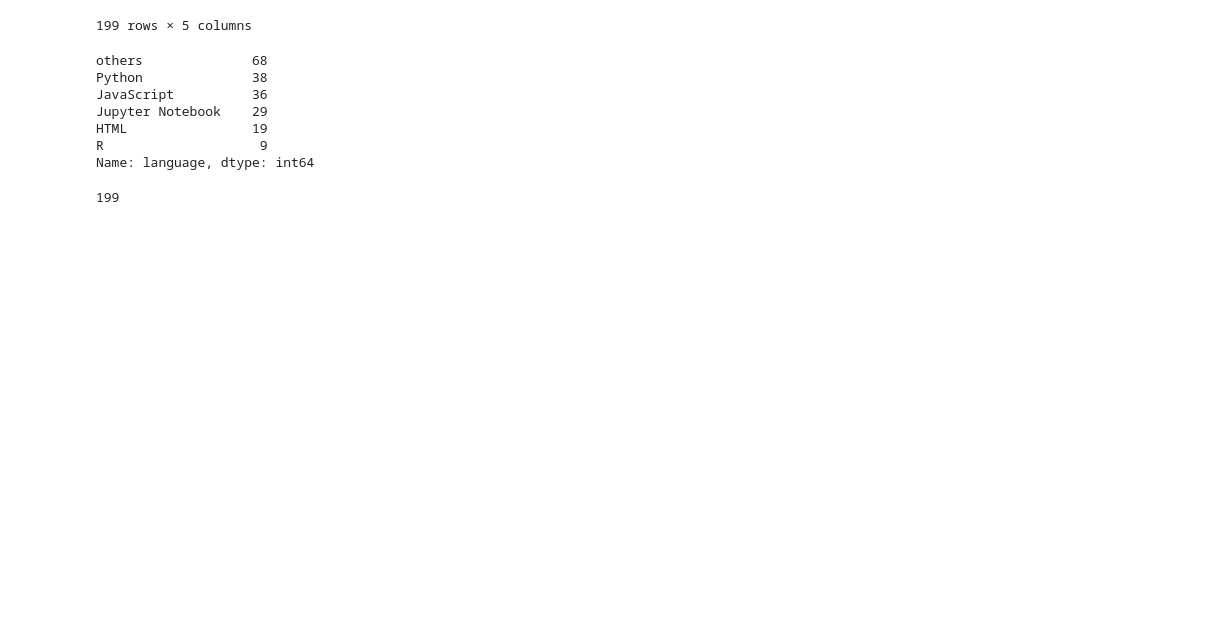
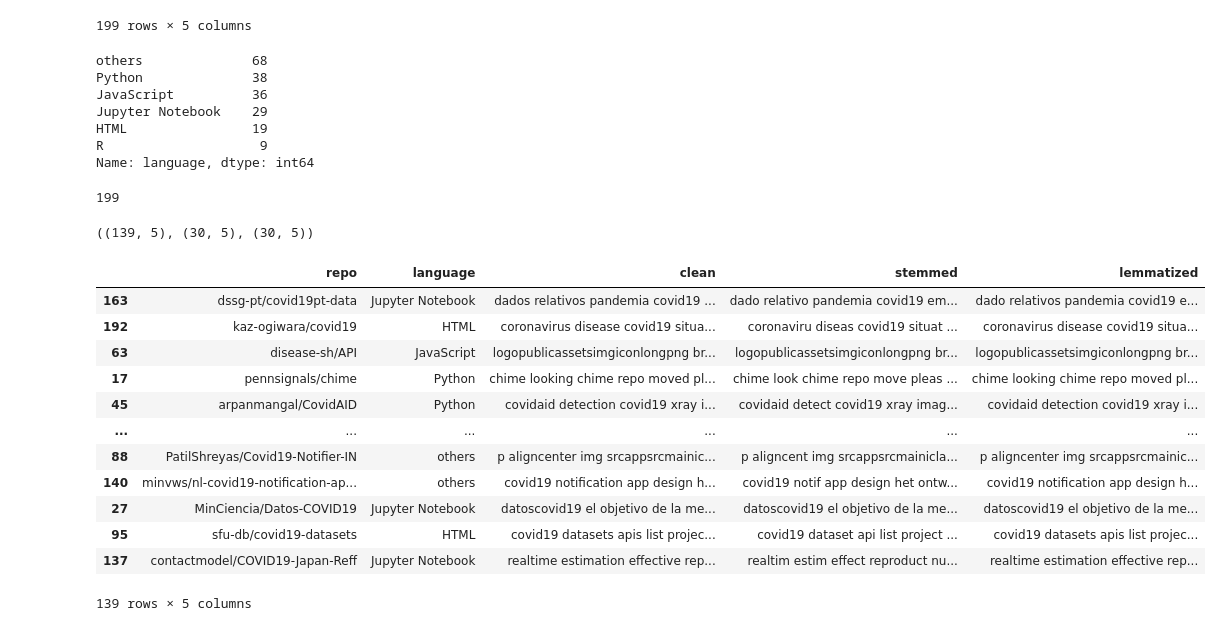
Before and after one commit to NLP-mini-project/NLP-MVP, a Jupyter notebook: nick_prepare_explore.ipynb, the cells around one changed output. Saved outputs shown, nothing was run; the diff lists cells and outputs as text; code cells hidden in the pictures; blank space fills up the shorter version.

```diff
--- a/nick_prepare.ipynb
+++ b/nick_prepare_explore.ipynb
@@ -226,3 +238,37 @@ Name: language, dtype: int64
 len(df['language'])
 # %% [output]
 199
+# %%
+def train_val_test(df,col):
+    seed = 42
+
+    ''' This function is to split our data into our train, validate, and test subsets. We put in a dataframe
+    and our target variable to then return the subsets of train, validate and test.'''
+
+    train, test = train_test_split(df, train_size = 0.7, random_state = seed, stratify = df[col])
+
+    validate, test = train_test_split(test, test_size = 0.5, random_state = seed, stratify = test[col])
+
+    return train, validate, test
+# %%
+train, validate, test = train_val_test(df, 'language')
+
+train.shape, validate.shape, test.shape
+# %% [output]
+((139, 5), (30, 5), (30, 5))
+# %%
+train
+# %% [output]
+|  | repo | language | clean | stemmed | lemmatized |
+| 163 | dssg-pt/covid19pt-data | Jupyter Notebook | dados relativos pandemia covid19 ... | dado relativo pandemia covid19 em... | dado relativos pandemia covid19 e... |
+| 192 | kaz-ogiwara/covid19 | HTML | coronavirus disease covid19 situa... | coronaviru diseas covid19 situat ... | coronavirus disease covid19 situa... |
+| 63 | disease-sh/API | JavaScript | logopublicassetsimgiconlongpng br... | logopublicassetsimgiconlongpng br... | logopublicassetsimgiconlongpng br... |
+| 17 | pennsignals/chime | Python | chime looking chime repo moved pl... | chime look chime repo move pleas ... | chime looking chime repo moved pl... |
+| 45 | arpanmangal/CovidAID | Python | covidaid detection covid19 xray i... | covidaid detect covid19 xray imag... | covidaid detection covid19 xray i... |
+| ... | ... | ... | ... | ... | ... |
+| 88 | PatilShreyas/Covid19-Notifier-IN | others | p aligncenter img srcappsrcmainic... | p aligncent img srcappsrcmainicla... | p aligncenter img srcappsrcmainic... |
+| 140 | minvws/nl-covid19-notification-ap... | others | covid19 notification app design h... | covid19 notif app design het ontw... | covid19 notification app design h... |
+| 27 | MinCiencia/Datos-COVID19 | Jupyter Notebook | datoscovid19 el objetivo de la me... | datoscovid19 el objetivo de la me... | datoscovid19 el objetivo de la me... |
+| 95 | sfu-db/covid19-datasets | HTML | covid19 datasets apis list projec... | covid19 dataset api list project ... | covid19 datasets apis list projec... |
+| 137 | contactmodel/COVID19-Japan-Reff | Jupyter Notebook | realtime estimation effective rep... | realtim estim effect reproduct nu... | realtime estimation effective rep... |
+139 rows × 5 columns
```
Also changed, not shown: parts of 2 cells of this notebook, 2 other files.
